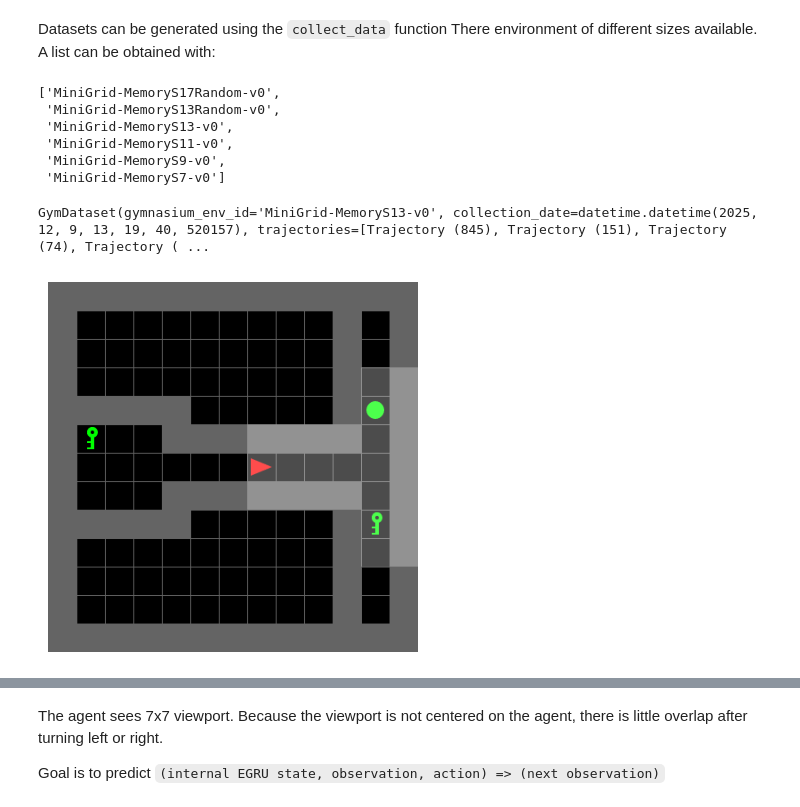
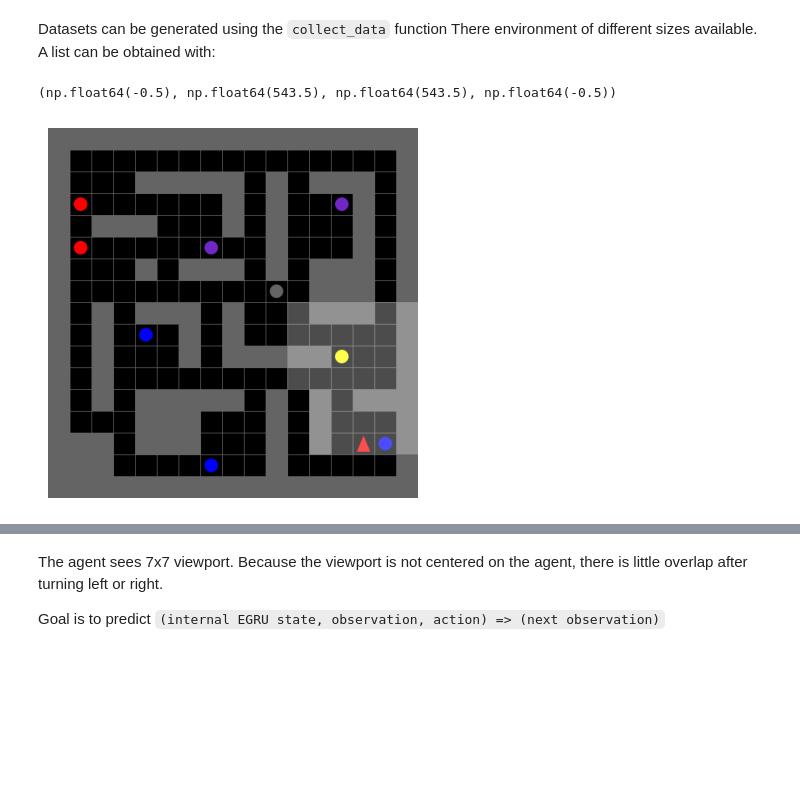
Before and after one commit to ovs-code/offline-dataset-generator, a Jupyter notebook: explore.ipynb, the cells around one changed output, grey strips where cells are left out. Cells and saved outputs as stored; diff of their text form; code cells hidden in the pictures; blank space fills up the shorter version.

```diff
--- a/explore.ipynb
+++ b/explore.ipynb
@@ -13,13 +15,3 @@ from odgn.gym_dataset import GymDataset
 # %% [markdown]
 Datasets can be generated using the `collect_data` function
 There environment of different sizes available. A list can be obtained with:
-# %%
-import gymnasium as gym
-[env for env in gym.envs.registry.keys() if 'Memory' in env]
-# %% [output]
-['MiniGrid-MemoryS17Random-v0',
- 'MiniGrid-MemoryS13Random-v0',
- 'MiniGrid-MemoryS13-v0',
- 'MiniGrid-MemoryS11-v0',
- 'MiniGrid-MemoryS9-v0',
- 'MiniGrid-MemoryS7-v0']
@@ -26,17 +114,19 @@ import gymnasium as gym
 # %%
 steps = None
 episodes = 10
-env_id = "MiniGrid-MemoryS13-v0"
+env_id = "LabMaze-Playground-v0"
 
-env = gym.make(env_id, render_mode='rgb_array')
-policy = lambda obs: (env.action_space.sample(), 0.0)
+env = gym.make(env_id, render_mode='rgb_array', size=15)
+
+# policy = lambda obs: (env.action_space.sample(), 0.0)
+# instead of sampling from all actions, limit to 0: left, 1: right, 2: forward
+# this results in more interesting trajectories for random exploration
+policy = lambda obs: (random.choice((0, 1, 2)), 0.0)
 trajectories = collect_data(env, policy, n_episodes=10)
 dataset = GymDataset(env_id, datetime.now() ,trajectories)
-
+env.reset()
 plt.imshow(env.render())
 plt.axis('off')
-
-dataset
 # %% [output]
-GymDataset(gymnasium_env_id='MiniGrid-MemoryS13-v0', collection_date=datetime.datetime(2025, 12, 9, 13, 19, 40, 520157), trajectories=[Trajectory (845), Trajectory (151), Trajectory (74), Trajectory ( ...
+(np.float64(-0.5), np.float64(543.5), np.float64(543.5), np.float64(-0.5))
-[figure, old version]
+[figure, new version]
```
Also changed, not shown: parts of 4 cells of this notebook, 2 other files.
